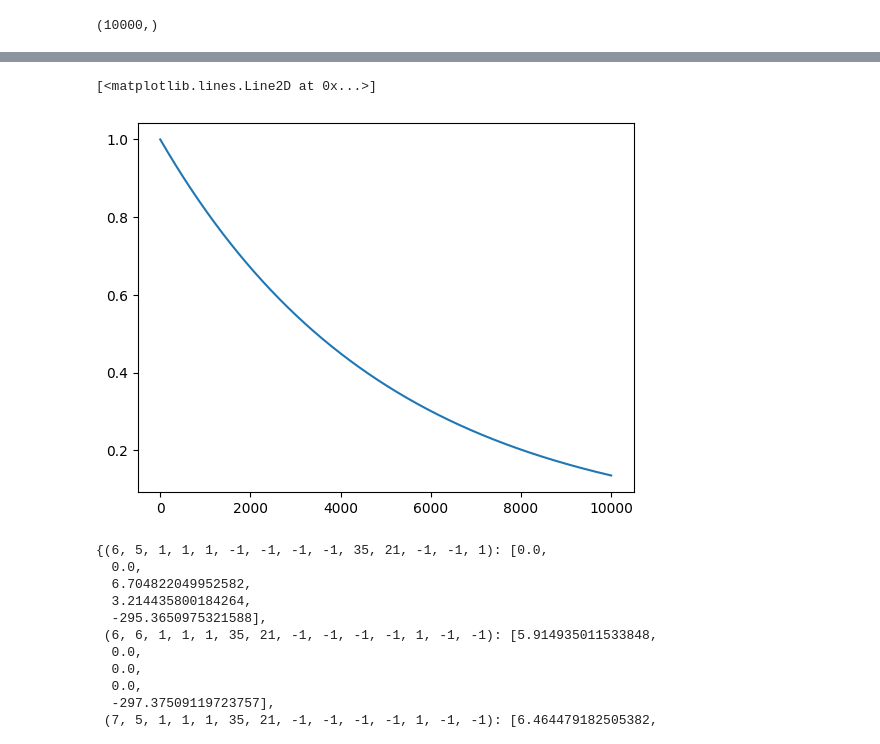
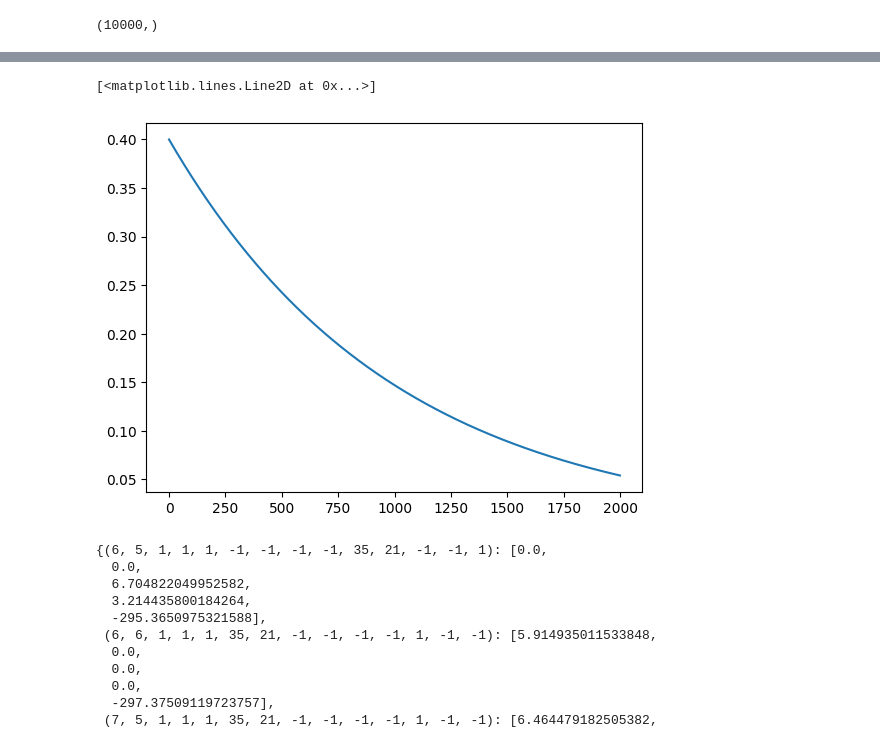
Before and after one commit to gvlos/SwitchFL, a Jupyter notebook: plot.ipynb, the cells around one changed output, grey strips where cells are left out. Cells and saved outputs as stored; diff of their text form; code cells hidden in the pictures.

```diff
--- a/plot.ipynb
+++ b/plot.ipynb
@@ -49,9 +53,9 @@ Text(0.5, 0, 'Episodes')
 # %%
-decay = 1.0 * (0.9998 ** np.arange(10_000))
+decay = 0.4 * (0.999 ** np.arange(2_000))
 plt.plot(decay)
 # %% [output]
 [<matplotlib.lines.Line2D at 0x...>]
-[figure, old version]
+[figure, new version]
 # %%
 import pickle
 filename = os.path.join(out_dir, "checkpoint_4000.pkl")
```
Also changed, not shown: parts of 10 cells of this notebook, 5 other files.
